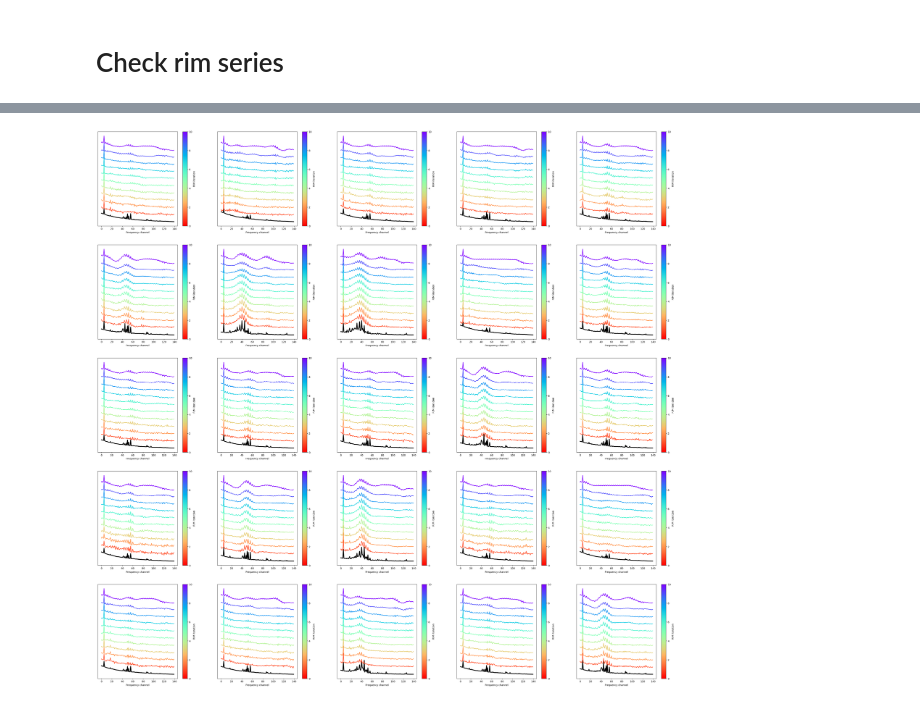
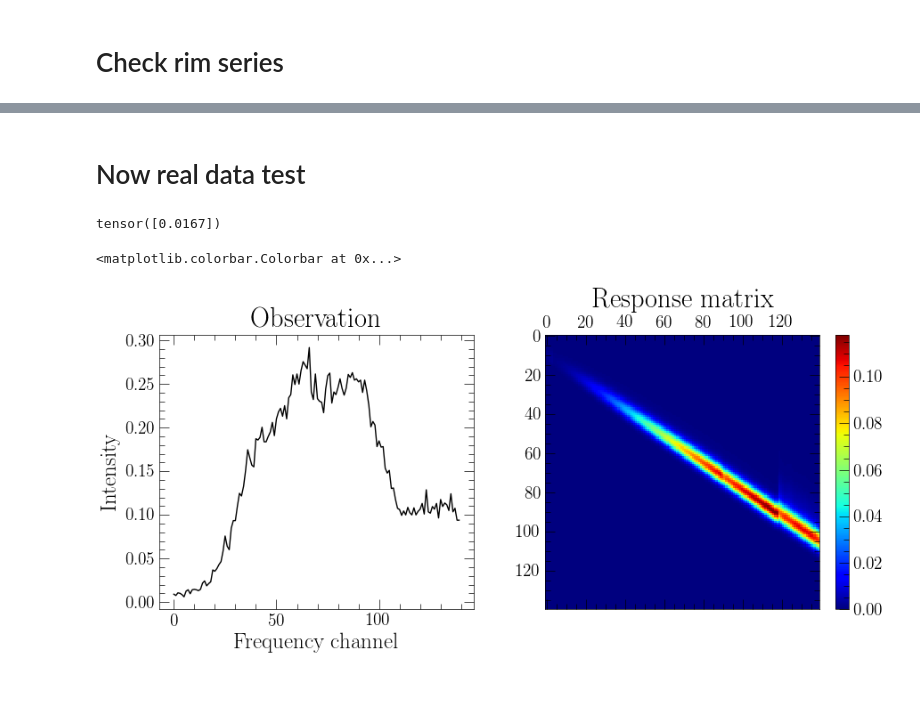
Before and after one commit to AlexandreAdam/RIM_xray_spectra, a Jupyter notebook: notebooks/rim_xray_clusters.ipynb, the cells around one changed output, grey strips where cells are left out. Drawn from its saved outputs; the diff is of its cells as text; code cells hidden in the pictures.

```diff
--- a/notebooks/rim_xray_clusters.ipynb
+++ b/notebooks/rim_xray_clusters.ipynb
@@ -203,27 +266,42 @@ cbar.set_label("RIM iteration")
-# %%
-fig, axs = plt.subplots(5, 5, figsize=(42, 40))
-
-dataloader = torch.utils.data.DataLoader(dataset, batch_size=1)
-for i in range(5):
-    for j in range(5):
-        k = i * 5 + j
-        ax = axs[i, j]
-        y, x, A, sigma_n = next(iter(dataloader))
-        rim.eval()
-        with torch.no_grad():
-            x_series = rim(y, A, sigma_n)
-
-        cmap = plt.cm.rainbow_r
-        norm = plt.cm.colors.Normalize(0, rim.T)
-        ax.plot(x.squeeze().cpu()/x.cpu().max(), "-k", lw=3, label="Ground Truth")
-        for t, x in enumerate(x_series):
-            ax.plot(x_series[t].squeeze().cpu()/x_series[t].cpu().max() + (rim.T - t)/2, "-", color=cmap(norm(rim.T-t)), lw=2, label="RIM")
-        ax.set_xlabel("Frequency channel")
-        ax.get_yaxis().set_visible(False)
-
-        sm = plt.cm.ScalarMappable(cmap=cmap, norm=norm)
-        sm.set_array([])
-        cbar = plt.colorbar(sm, ax=ax)
-        cbar.set_label("RIM iteration")
-# %% [output]
-[figure, removed]
+# %% [markdown]
+# Now real data test
+# %%
+from astropy.io import fits
+spectrum_name = '../data/25678.pi'
+spectrum_response = '../data/25678_rmf.img'
+
+spectrum = fits.open(spectrum_name)
+spectrum = spectrum[1].data
+spectrum_axis = [s1[0] for s1 in spectrum[35:175]]
+spectrum_counts = [np.array([s1[3] for s1 in spectrum[35:175]])]
+
+
+# Need to ask Carter about units. For now use ducktape and some intuition
+spectrum_counts = spectrum_counts[0] * 10 # * 10 is some ducktape
+
+# Load combined response matrix
+response = fits.open(spectrum_response)
+response = response[0].data
+response = response[35:175, 35:175]
+# ducktape the forward model
+response = response.T / response.sum(axis=1).max() # ducktape + need the transpose response!
+# %%
+# Get a rough estimate of the noise level
+sigma_n = torch.tensor(spectrum_counts.std() / 5).float().to(DEVICE)[None] # ducktape so that noise in our fake obs match what is observed roughly
+sigma_n
+# %% [output]
+tensor([0.0167])
+# %%
+fig, (ax2, ax3) = plt.subplots(1, 2, figsize=(10, 4))
+
+ax2.set_title("Observation")
+ax2.plot(spectrum_counts, "-k")
+ax2.set_xlabel("Frequency channel")
+ax2.set_ylabel("Intensity")
+
+ax3.set_title("Response matrix")
+im = ax3.matshow(response, cmap="jet")
+plt.colorbar(im, ax=ax3, fraction=0.046)
+# %% [output]
+<matplotlib.colorbar.Colorbar at 0x...>
+[figure, added]
```
Also changed, not shown: parts of 10 cells of this notebook, 2 other files.
